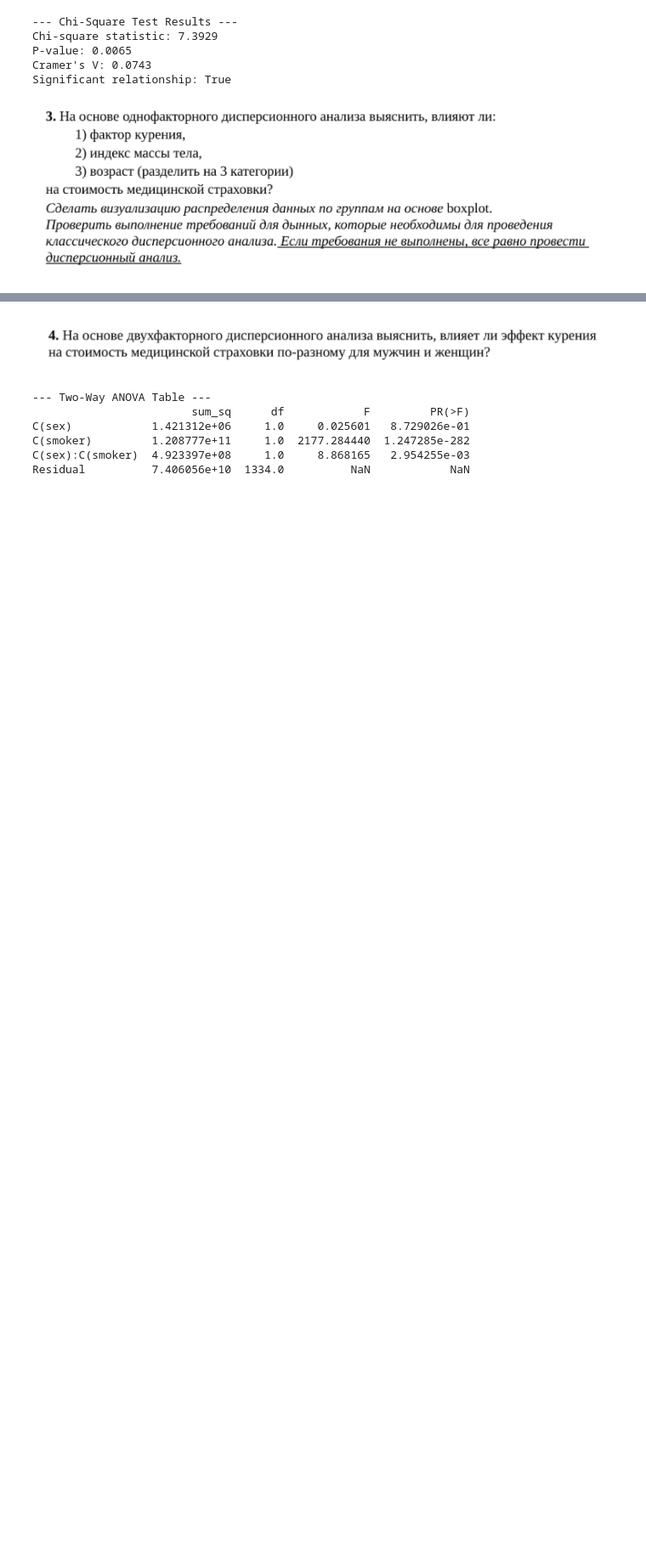
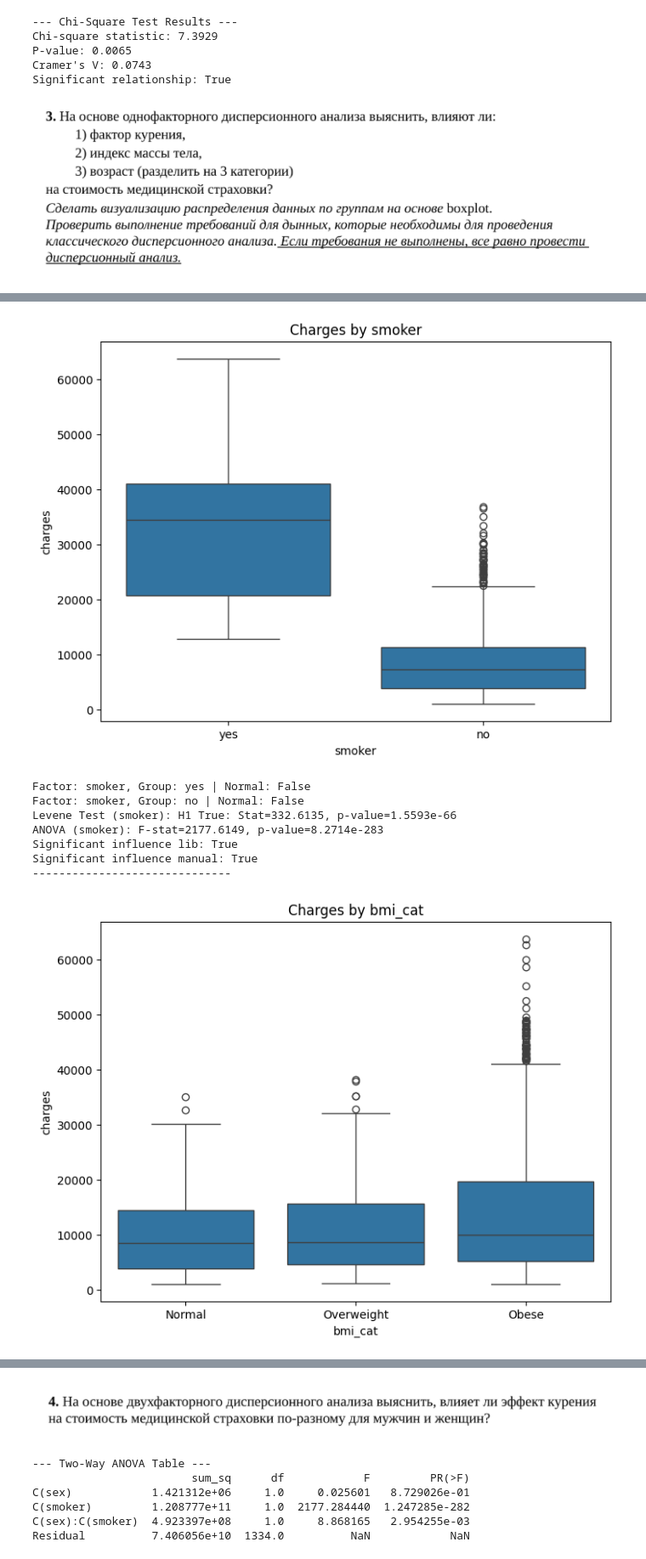
Before and after one commit to Qweyke/class-stat-methods-of-info-processing, a Jupyter notebook: lab_8/correlation_anova.ipynb, the cells around one changed output, grey strips where cells are left out. Shown at 85% size. Saved outputs shown, nothing was run; the diff lists cells and outputs as text; code cells hidden in the pictures; blank space fills up the shorter version.

Commit message:
refactor: rewrite anova

```diff
--- a/lab_8/correlation_anova.ipynb
+++ b/lab_8/correlation_anova.ipynb
@@ -289,0 +215,75 @@ CONCLUSION: The factor 'age_cat' has a STATISTICALLY SIGNIFICANT effect on insur
+# %%
+import pandas as pd
+import seaborn as sns
+import matplotlib.pyplot as plt
+from scipy import stats
+import statsmodels.api as sm
+from statsmodels.formula.api import ols
+
+
+def check_factor_influence(groups_data, n, k, alpha=0.05):
+    """
+    H0: M[Y1] = M[Y2] = ... = M[Yk]
+    """
+    overall_mean = np.mean(np.concatenate(groups_data))
+
+    # S2_X: Intergroup variance
+    s2_x = sum(len(g) * (np.mean(g) - overall_mean) ** 2 for g in groups_data) / (k - 1)
+
+    # S2_O: Intragroup (residual) variance
+    s2_o = sum(sum((g - np.mean(g)) ** 2) for g in groups_data) / (n - k)
+
+    # Z-statistic (F-stat)
+    z_stat = s2_x / s2_o
+
+    # Critical value Z_kp
+    z_kp = stats.f.ppf(1 - alpha, k - 1, n - k)
+
+
+    return z_stat, z_kp
+
+
+df["age_cat"] = pd.qcut(df["age"], 3, labels=["Young", "Middle", "Old"])
+df["bmi_cat"] = pd.cut(
+    df["bmi"], bins=[0, 25, 30, 100], labels=["Normal", "Overweight", "Obese"]
+)
+factors = ["smoker", "bmi_cat", "age_cat"]
+
+for factor in factors:
+    plt.figure(figsize=(8, 6))
+    sns.boxplot(x=factor, y="charges", data=df)
+    plt.title(f"Charges by {factor}")
+    plt.show()
+
+    groups_data = []
+    unique_groups = df[factor].unique()
+
+    # Step 1: Normality per group
+    for g in unique_groups:
+        group_charges = df[df[factor] == g]["charges"]
+        groups_data.append(group_charges)
+        is_normal = check_normality_chi2(group_charges)
+        print(f"Factor: {factor}, Group: {g} | Normal: {is_normal}")
+
+    # Step 2: Levene's Test (Homogeneity of variance)
+    stat_l, p_l = stats.levene(*groups_data)
+    print(f"Levene Test ({factor}): H1 {p_l < 0.05}: Stat={stat_l:.4f}, p-value={p_l:.4e}")
+
+    # Step 3: One-way ANOVA
+    # Calculating F-statistic (Z on slide)
+    z_stat, z_kp = check_factor_influence(groups_data, len(df), len(groups_data))
+    f_stat, p_anova = stats.f_oneway(*groups_data)
+    print(f"ANOVA ({factor}): F-stat={f_stat:.4f}, p-value={p_anova:.4e}")
+    print(f"Significant influence lib: {p_anova < 0.05}")
+    print(f"Significant influence manual: {z_stat > z_kp}")
+    print("-" * 30)
+# %% [output]
+[figure, added]
+Factor: smoker, Group: yes | Normal: False
+Factor: smoker, Group: no | Normal: False
+Levene Test (smoker): H1 True: Stat=332.6135, p-value=1.5593e-66
+ANOVA (smoker): F-stat=2177.6149, p-value=8.2714e-283
+Significant influence lib: True
+Significant influence manual: True
+------------------------------
+[figure, added]
```
Also changed, not shown: parts of 4 cells of this notebook, 1 other file.
